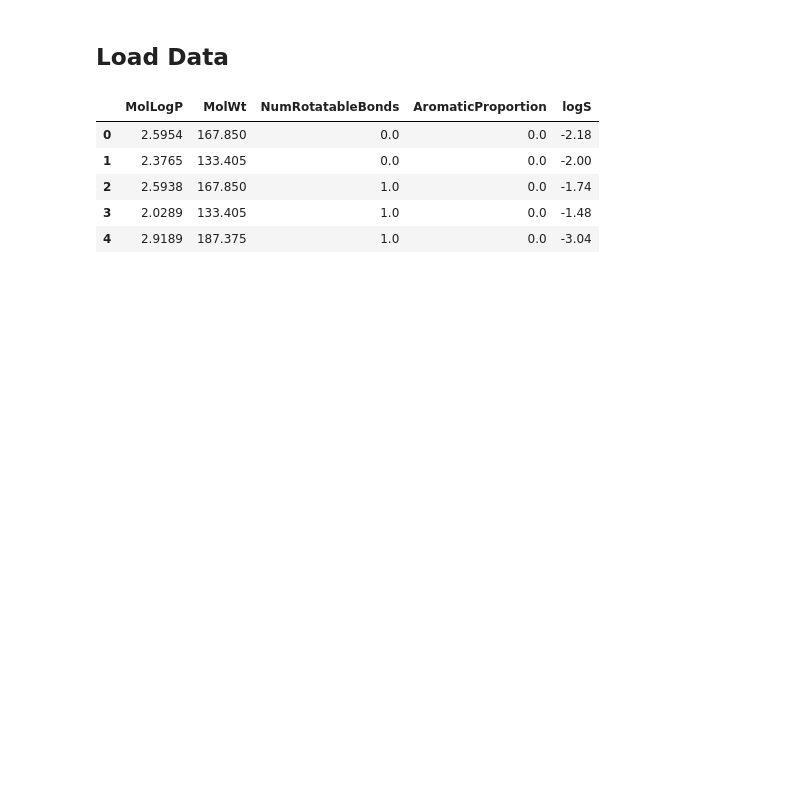
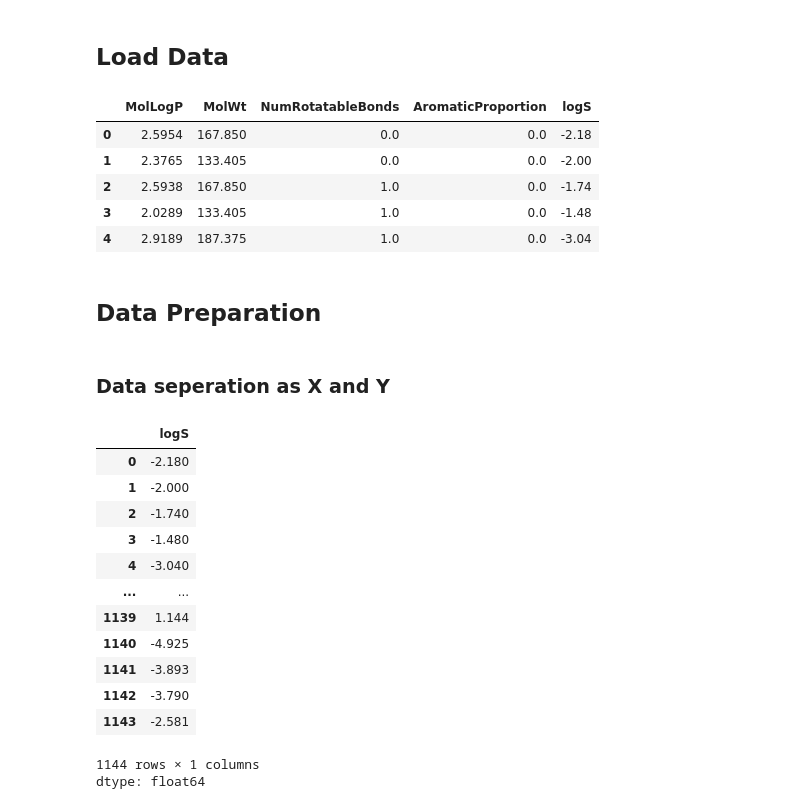
Before and after one commit to yasithS/firstM, a Jupyter notebook: first_project.ipynb, the cells around one changed output. Drawn from its saved outputs; the diff is of its cells as text; code cells hidden in the pictures; blank space fills up the shorter version.

```diff
--- a/first_project.ipynb
+++ b/first_project.ipynb
@@ -14,3 +14,25 @@ df.head()
 | 2 | 2.5938 | 167.850 | 1.0 | 0.0 | -1.74 |
 | 3 | 2.0289 | 133.405 | 1.0 | 0.0 | -1.48 |
 | 4 | 2.9189 | 187.375 | 1.0 | 0.0 | -3.04 |
+# %% [markdown]
+## **Data Preparation**
+# %% [markdown]
+### Data seperation as X and Y
+# %%
+y = df['logS']
+y
+# %% [output]
+|  | logS |
+| 0 | -2.180 |
+| 1 | -2.000 |
+| 2 | -1.740 |
+| 3 | -1.480 |
+| 4 | -3.040 |
+| ... | ... |
+| 1139 | 1.144 |
+| 1140 | -4.925 |
+| 1141 | -3.893 |
+| 1142 | -3.790 |
+| 1143 | -2.581 |
+1144 rows × 1 columns
+dtype: float64
```
Also changed, not shown: parts of 5 cells of this notebook.
